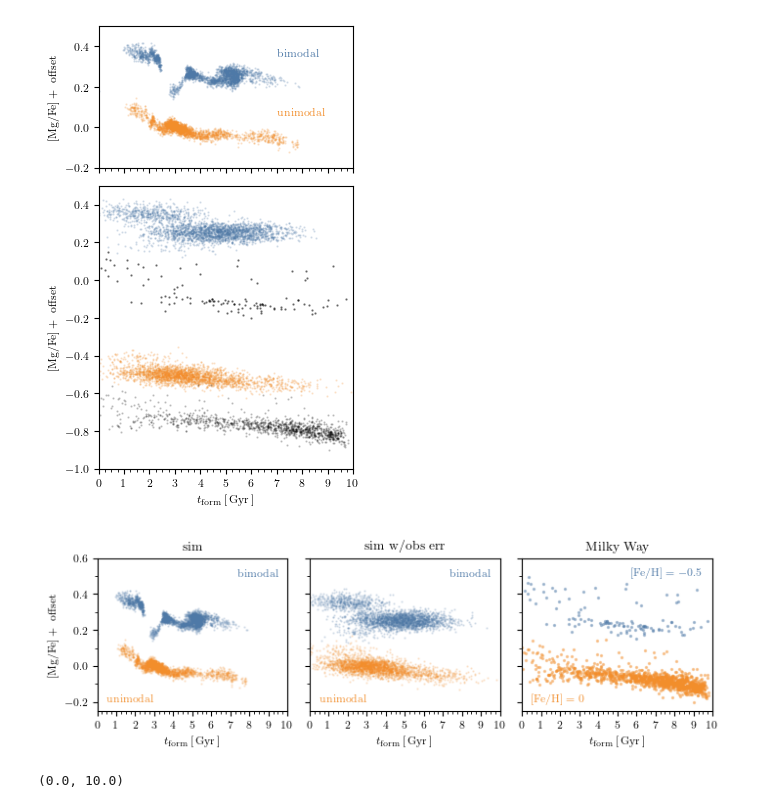
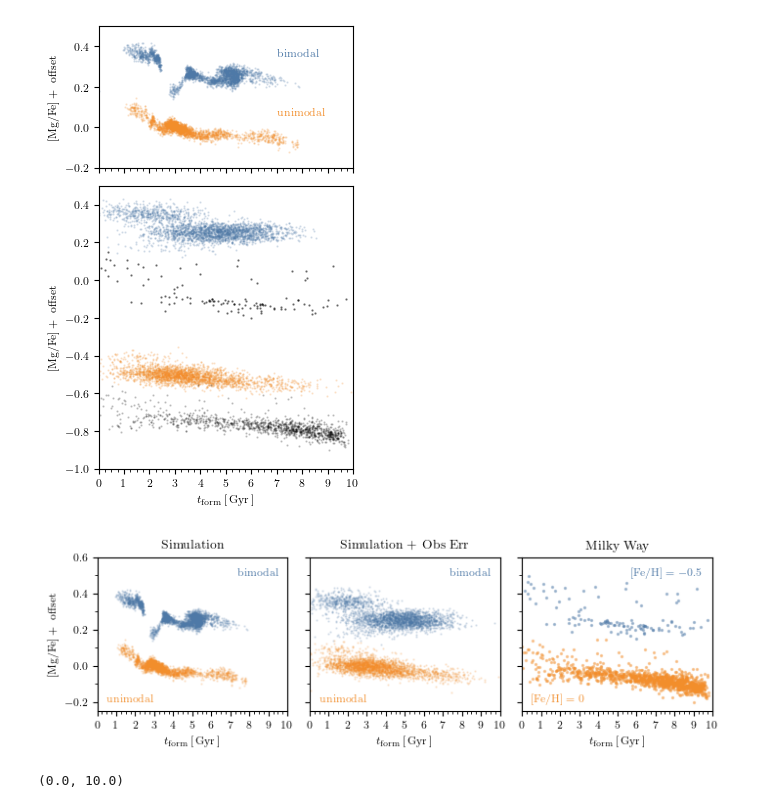
Before and after one commit to gusbeane/GSEgas, a Jupyter notebook: plots/alpha_vs_tform/alpha_vs_tform.ipynb, the cells around one changed output. Saved outputs shown, nothing was run; the diff lists cells and outputs as text; code cells hidden in the pictures.

Commit message:
Update titles

```diff
--- a/plots/alpha_vs_tform/alpha_vs_tform.ipynb
+++ b/plots/alpha_vs_tform/alpha_vs_tform.ipynb
@@ -397,6 +397,7 @@ fig.tight_layout()
 [figure]
 # %%
 # same plot with errors
+np.random.seed(42)
 
 fig, axs = plt.subplots(1, 3, figsize=(textwidth, 0.7*columnwidth), sharex=True, sharey=True)
 
@@ -442,36 +443,36 @@ logFeH0 = 0.
 dlogFeH = 0.2
 key = np.logical_and(MWdat['logFeH'] > logFeH0 - dlogFeH/2, MWdat['logFeH'] < logFeH0 + dlogFeH/2)
 axs[2].scatter(10-MWdat['ages'][key], MWdat['logMgFe'][key]+offset, c=tb_c[1], s=s, alpha=alpha, label='APOKASC3')
 
 # ax.set(xlim=(0, 8), ylim=(-0.1, 0.5), title=r'$-0.3 < [\textrm{Fe}/\textrm{H}] < -0.2$')
 axs[0].set(xlim=(0, 10), ylim=(-0.25, 0.6))#, title=r'$[\textrm{Fe}/\textrm{H}] = 0$')
 # axs[0].set(xlabel=r'$t_{\textrm{form}}\,[\,\textrm{Gyr}\,]$', ylabel=r'$[\textrm{Mg}/\textrm{Fe}] + \textrm{ offset}$')
 axs[0].set(ylabel=r'$[\textrm{Mg}/\textrm{Fe}] + \textrm{ offset}$')
 axs[0].text(9.5, 0.5, r'$\textrm{bimodal}$', c=tb_c[0], ha='right')
 axs[0].text(0.5, -0.2, r'$\textrm{unimodal}$', c=tb_c[1])
 axs[0].set(xticks=np.arange(0, 10+1, 1), yticks=np.arange(-0.2, 0.6+0.2, 0.2))
 axs[0].set_yticks(np.arange(-0.2, 0.6+0.1, 0.1), minor=True)
 axs[0].set_xticks(np.arange(0, 10+0.25, 0.25), minor=True)
 axs[0].set(xlabel=r'$t_{\textrm{form}}\,[\,\textrm{Gyr}\,]$', ylabel=r'$[\textrm{Mg}/\textrm{Fe}] + \textrm{ offset}$')
 
 
 axs[1].set(xlabel=r'$t_{\textrm{form}}\,[\,\textrm{Gyr}\,]$')
 axs[1].text(9.5, 0.5, r'$\textrm{bimodal}$', c=tb_c[0], ha='right')
 axs[1].text(0.5, -0.2, r'$\textrm{unimodal}$', c=tb_c[1])
 
 axs[2].set(xlabel=r'$t_{\textrm{form}}\,[\,\textrm{Gyr}\,]$')
 axs[2].text(9.5, 0.5, r'$[\textrm{Fe}/\textrm{H}]=-0.5$', ha='right', c=tb_c[0])
 axs[2].text(0.5, -0.2, r'$[\textrm{Fe}/\textrm{H}]=0$', c=tb_c[1])
 
-axs[0].set_title(r'$\textrm{sim}$')
-axs[1].set_title(r'$\textrm{sim w/obs err}$')
+axs[0].set_title(r'$\textrm{Simulation}$')
+axs[1].set_title(r'$\textrm{Simulation + Obs Err}$')
 axs[2].set_title(r'$\textrm{Milky Way}$')
 
 # ax.legend(frameon=False)
 fig.tight_layout()
 fig.savefig('alpha_vs_tform_obserr.pdf')
 # %% [output]
-[figure, old version]
+[figure, new version]
 # %%
 dlogFeH = 0.2
 logFeH0 = -0.5
```
Also changed, not shown: 1 other file.
